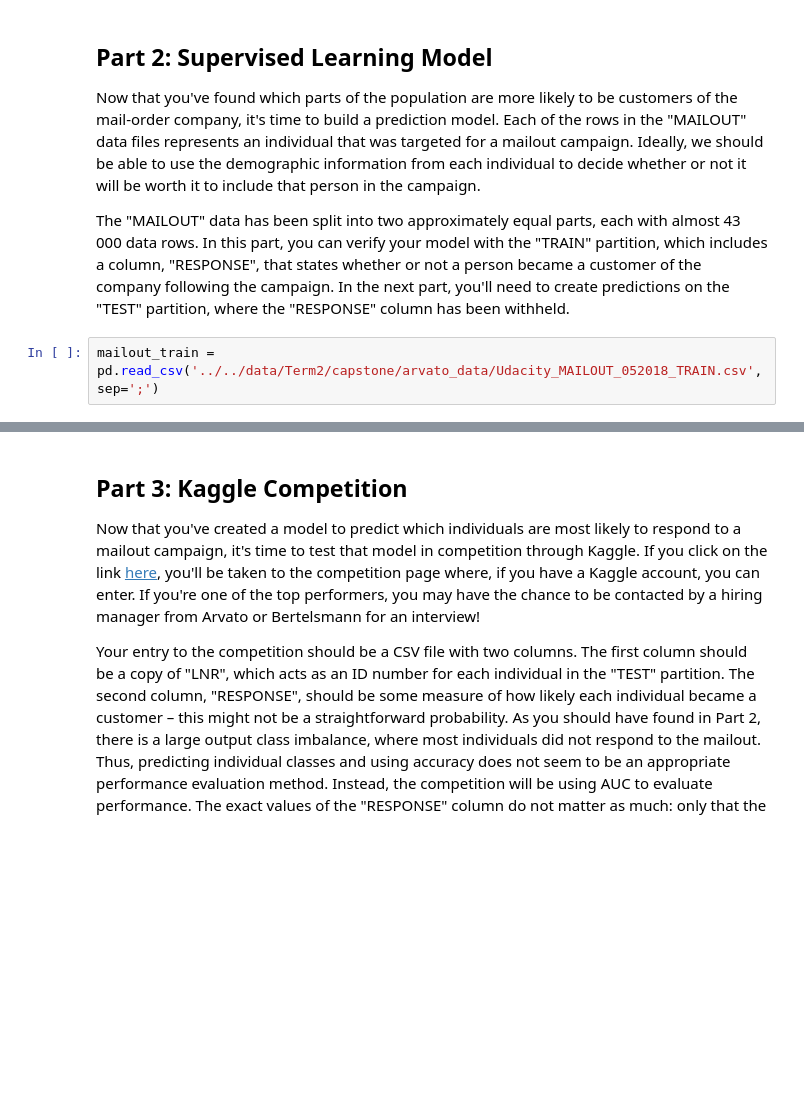
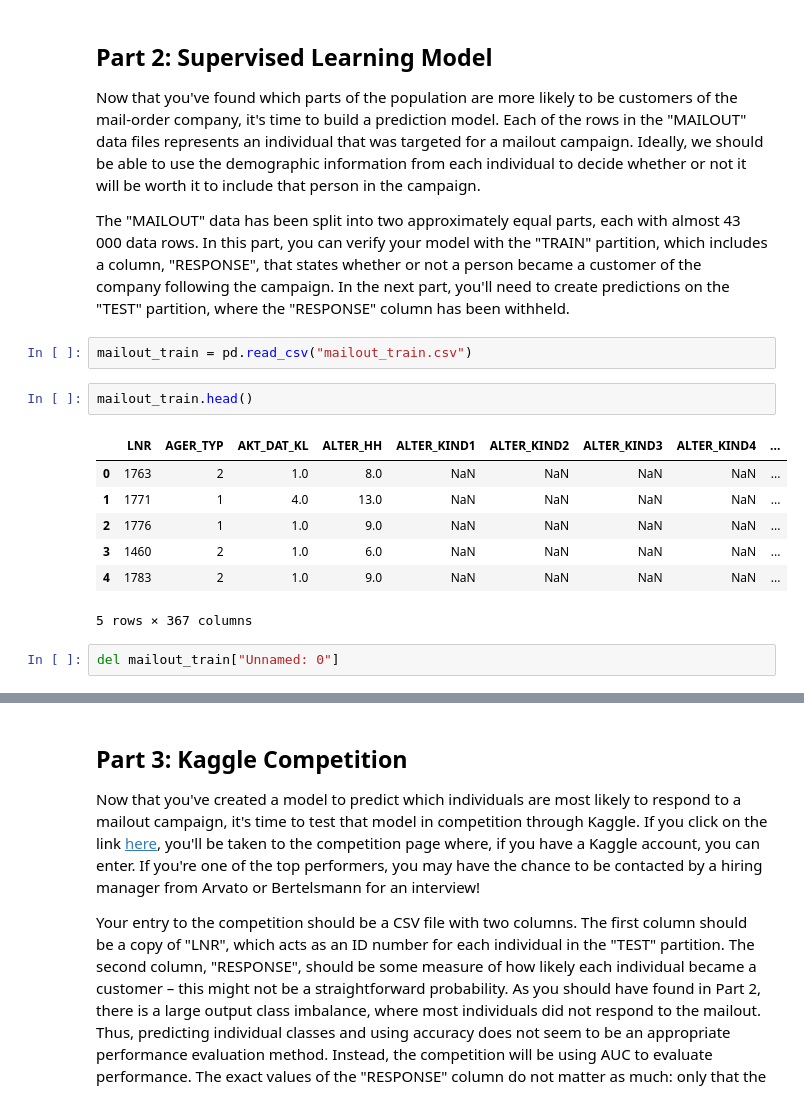
Before and after one commit to alssalo/Arvato-Project, a Jupyter notebook: Arvato Project Workbook.ipynb, the cells around one changed output, grey strips where cells are left out. Saved outputs shown, nothing was run; the diff lists cells and outputs as text; blank space fills up the shorter version.

```diff
--- a/Arvato Project Workbook.ipynb
+++ b/Arvato Project Workbook.ipynb
@@ -324,5 +454,17 @@ Now that you've found which parts of the population are more likely to be custom
 
 The "MAILOUT" data has been split into two approximately equal parts, each with almost 43 000 data rows. In this part, you can verify your model with the "TRAIN" partition, which includes a column, "RESPONSE", that states whether or not a person became a customer of the company following the campaign. In the next part, you'll need to create predictions on the "TEST" partition, where the "RESPONSE" column has been withheld.
 # %%
-mailout_train = pd.read_csv('../../data/Term2/capstone/arvato_data/Udacity_MAILOUT_052018_TRAIN.csv', sep=';')
+mailout_train = pd.read_csv("mailout_train.csv")
+# %%
+mailout_train.head()
+# %% [output]
+|  | LNR | AGER_TYP | AKT_DAT_KL | ALTER_HH | ALTER_KIND1 | ALTER_KIND2 | ALTER_KIND3 | ALTER_KIND4 | ... |
+| 0 | 1763 | 2 | 1.0 | 8.0 | NaN | NaN | NaN | NaN | ... |
+| 1 | 1771 | 1 | 4.0 | 13.0 | NaN | NaN | NaN | NaN | ... |
+| 2 | 1776 | 1 | 1.0 | 9.0 | NaN | NaN | NaN | NaN | ... |
+| 3 | 1460 | 2 | 1.0 | 6.0 | NaN | NaN | NaN | NaN | ... |
+| 4 | 1783 | 2 | 1.0 | 9.0 | NaN | NaN | NaN | NaN | ... |
+5 rows × 367 columns
+# %%
+del mailout_train["Unnamed: 0"]
 # %%
```
Also changed, not shown: parts of 26 cells of this notebook.
